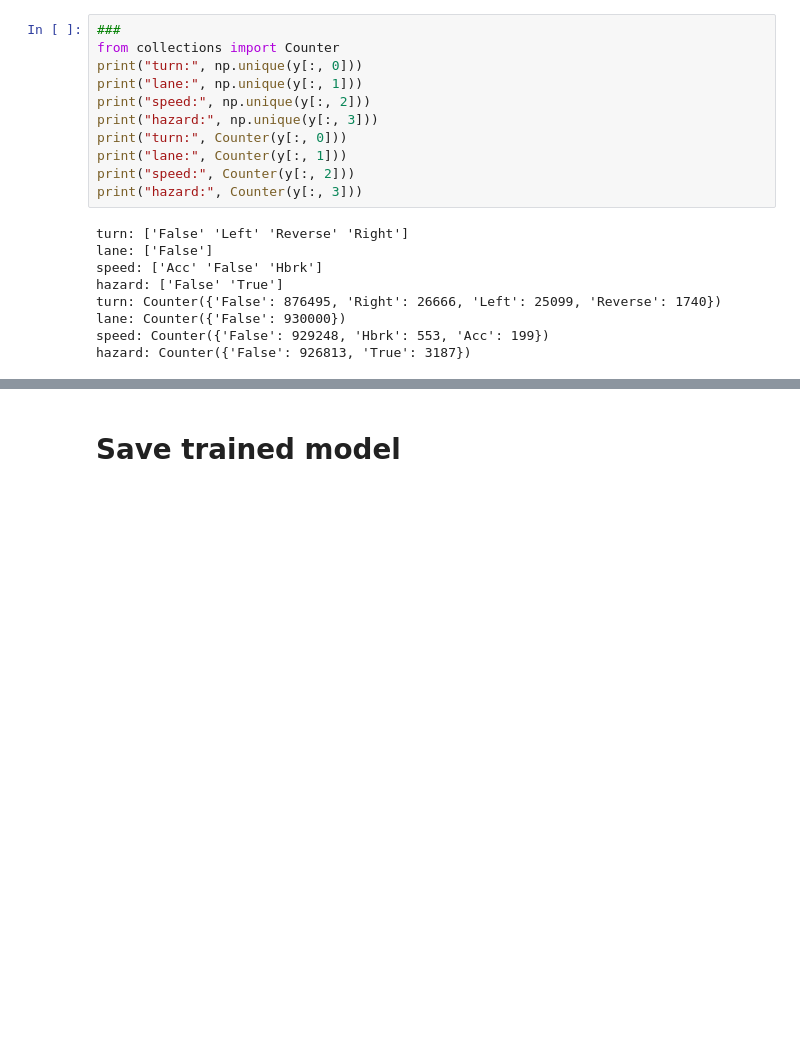
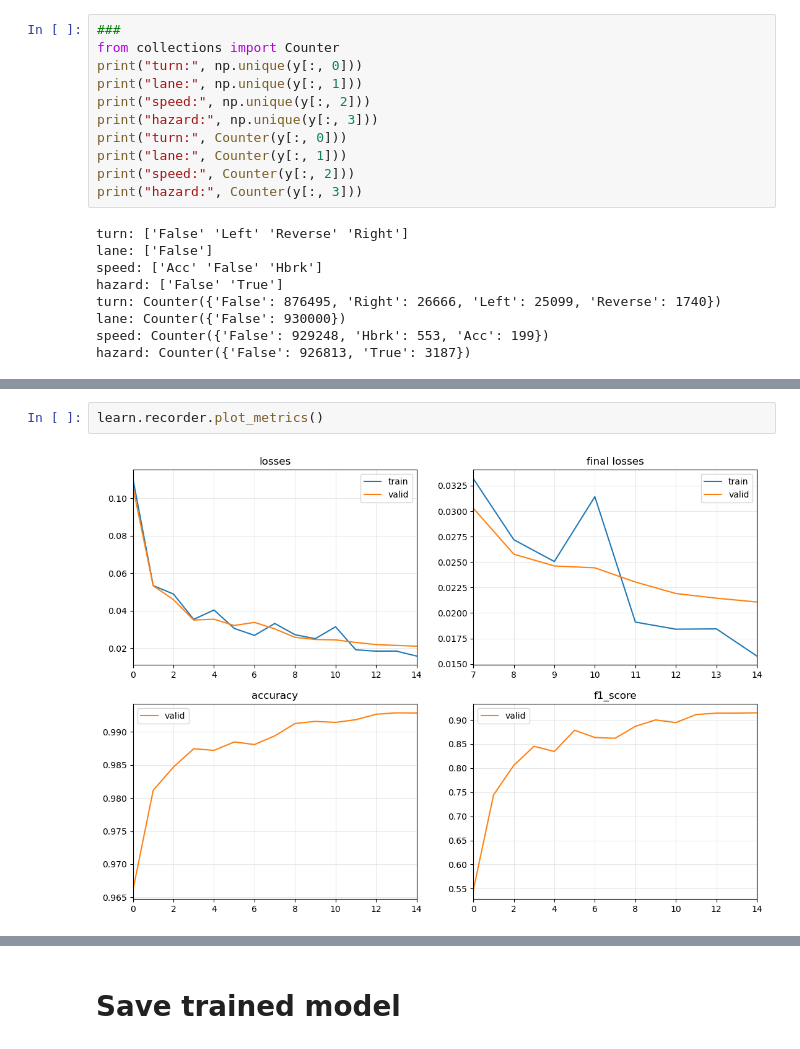
Before and after one commit to aivill-project/v2x_ts, a Jupyter notebook: V2X_preprocess_8.ipynb, the cells around one changed output, grey strips where cells are left out. Drawn from its saved outputs; the diff is of its cells as text; blank space fills up the shorter version.

```diff
--- a/V2X_preprocess_8.ipynb
+++ b/V2X_preprocess_8.ipynb
@@ -357,0 +402,4 @@ NameError: name 'InceptionTime' is not defined
+# %%
+learn.recorder.plot_metrics()
+# %% [output]
+[figure, added]
```
Also changed, not shown: parts of 34 cells of this notebook, 13 other files.
